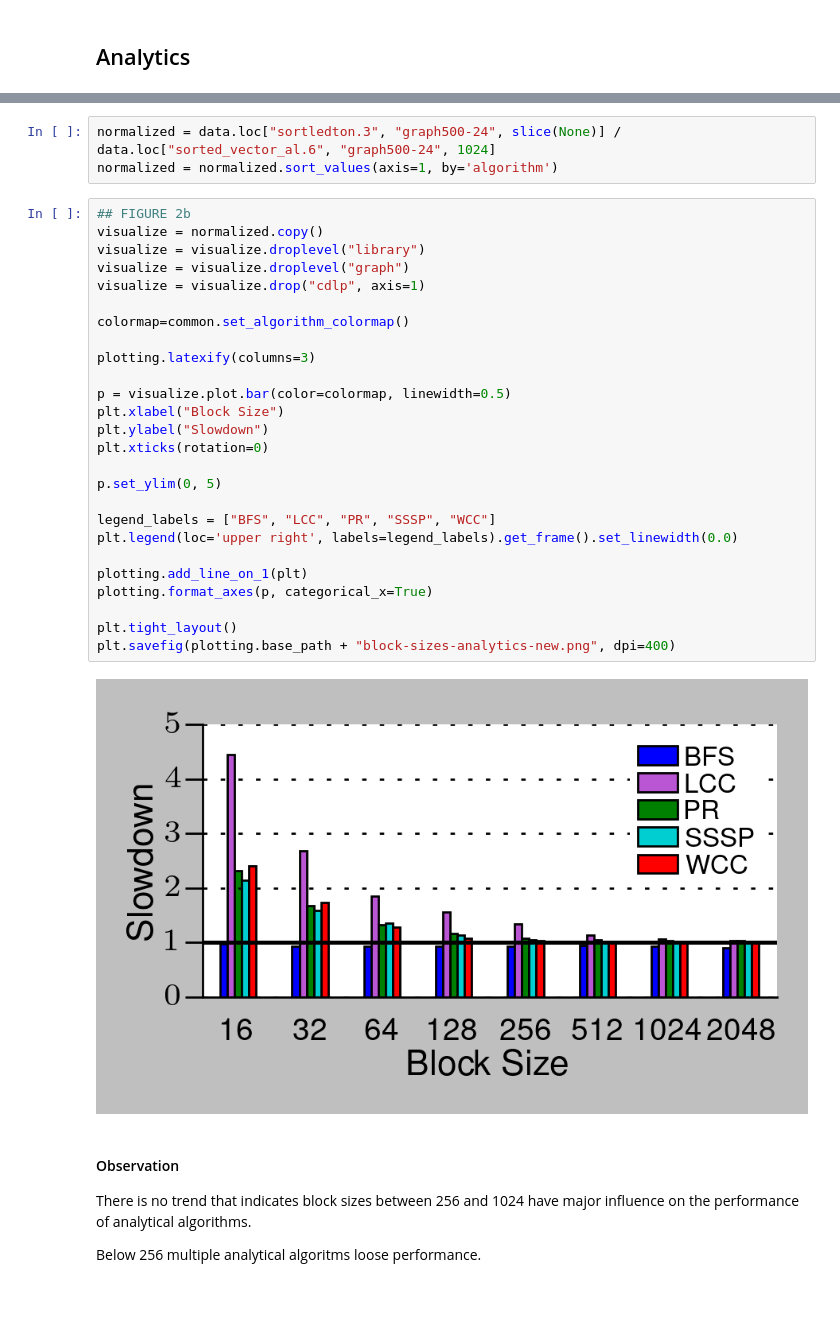
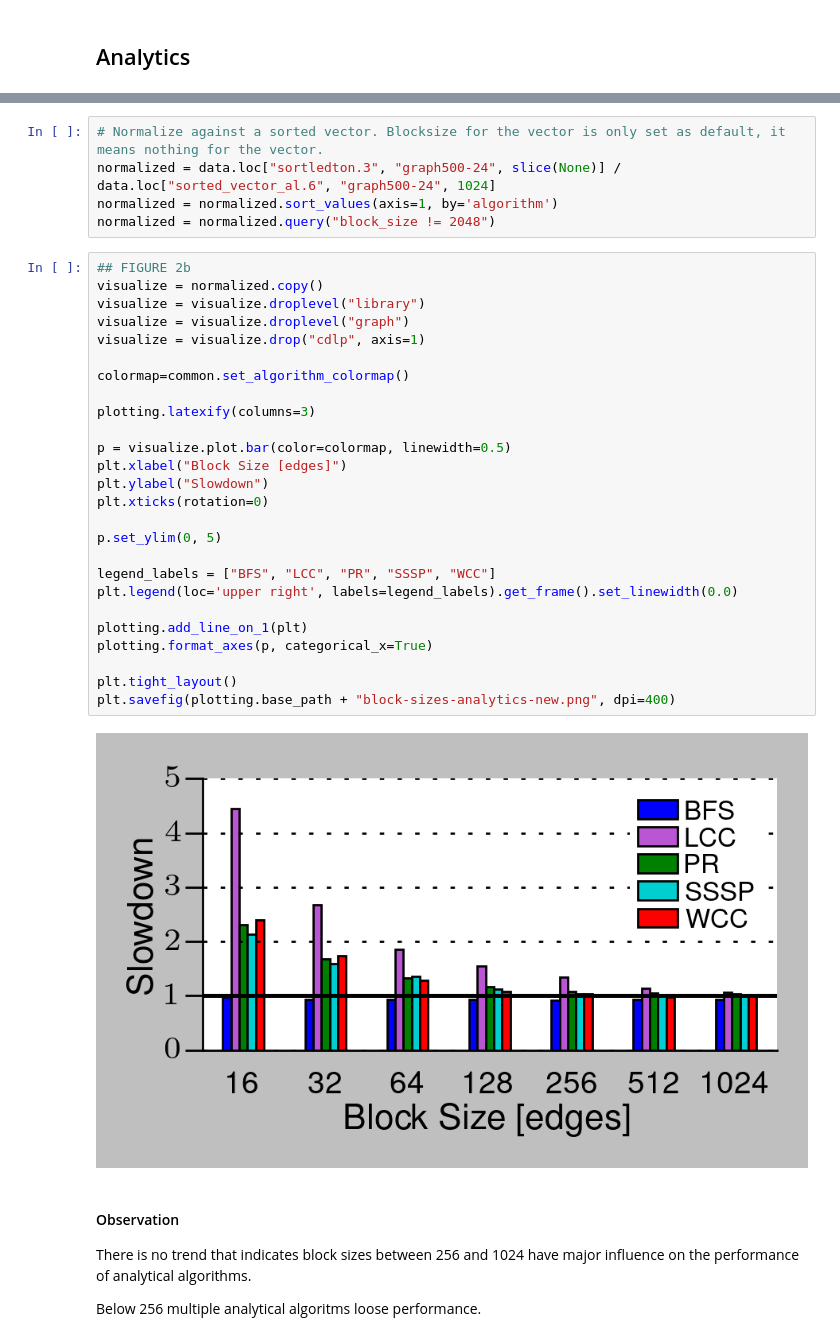
Before and after one commit to PerFuchs/gfe_notebooks, a Jupyter notebook: block_size_analysis.ipynb, the cells around one changed output, grey strips where cells are left out. Cells and saved outputs as stored; diff of their text form; blank space fills up the shorter version.

Commit message:
Removes block size 2048

```diff
--- a/block_size_analysis.ipynb
+++ b/block_size_analysis.ipynb
@@ -52,36 +52,38 @@ data
 |  | uniform-24 | 512 | 0.171751 | 43.936870 | 3.748761 | 4.021060 | 8.303376 | 1.061033 |
 |  | uniform-26 | 512 | 0.633141 | 173.083578 | 15.913968 | 20.835272 | 43.973580 | 5.534944 |
 # %%
+# Normalize against a sorted vector. Blocksize for the vector is only set as default, it means nothing for the vector.
 normalized = data.loc["sortledton.3", "graph500-24", slice(None)] / data.loc["sorted_vector_al.6", "graph500-24", 1024]
 normalized = normalized.sort_values(axis=1, by='algorithm')
+normalized = normalized.query("block_size != 2048")
 # %%
 ## FIGURE 2b
 visualize = normalized.copy()
 visualize = visualize.droplevel("library")
 visualize = visualize.droplevel("graph")
 visualize = visualize.drop("cdlp", axis=1)
 
 colormap=common.set_algorithm_colormap()
 
 plotting.latexify(columns=3)
 
 p = visualize.plot.bar(color=colormap, linewidth=0.5)
-plt.xlabel("Block Size")
+plt.xlabel("Block Size [edges]")
 plt.ylabel("Slowdown")
 plt.xticks(rotation=0)
 
 p.set_ylim(0, 5)
 
 legend_labels = ["BFS", "LCC", "PR", "SSSP", "WCC"]
 plt.legend(loc='upper right', labels=legend_labels).get_frame().set_linewidth(0.0)
 
 plotting.add_line_on_1(plt)
 plotting.format_axes(p, categorical_x=True)
 
 plt.tight_layout()
 plt.savefig(plotting.base_path + "block-sizes-analytics-new.png", dpi=400)
 # %% [output]
-[figure, old version]
+[figure, new version]
 # %% [markdown]
 #### Observation
 
```
Also changed, not shown: parts of 1 cell of this notebook.
